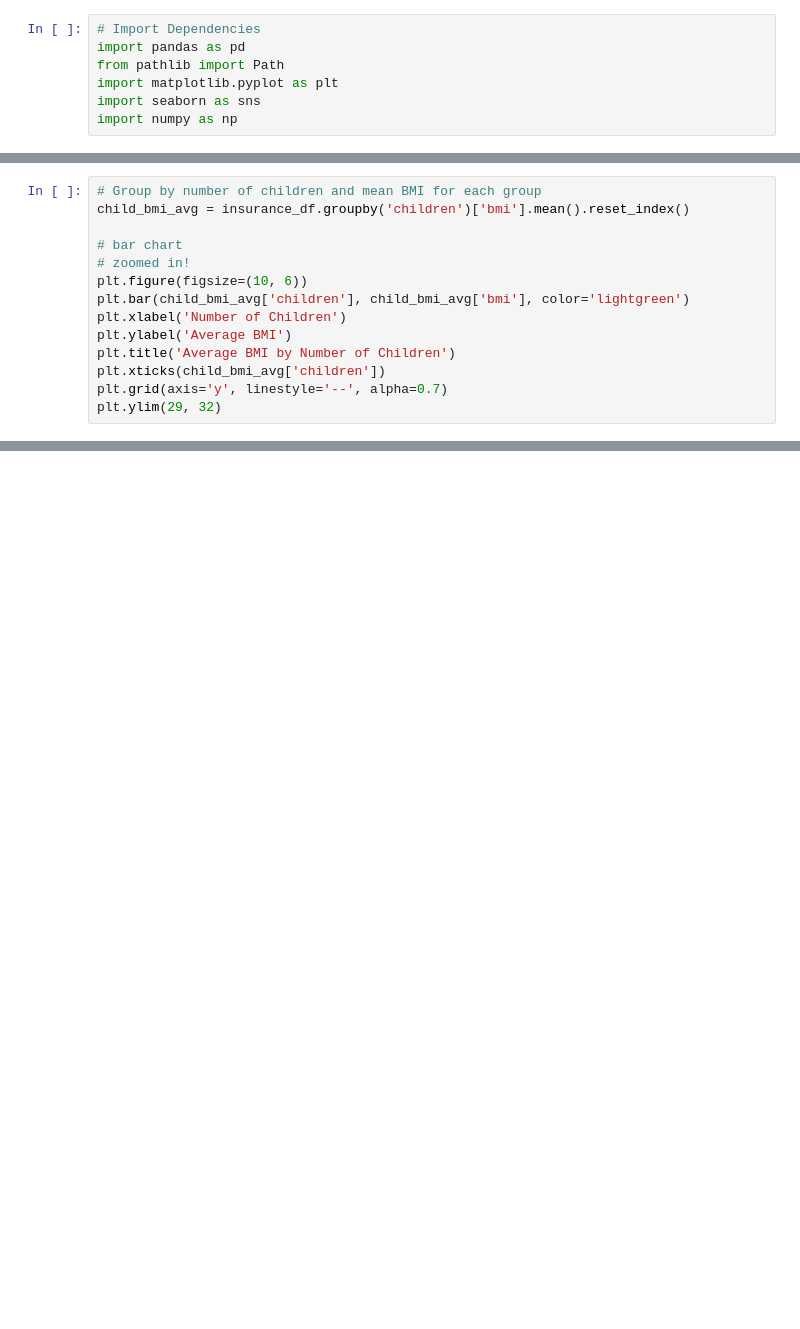
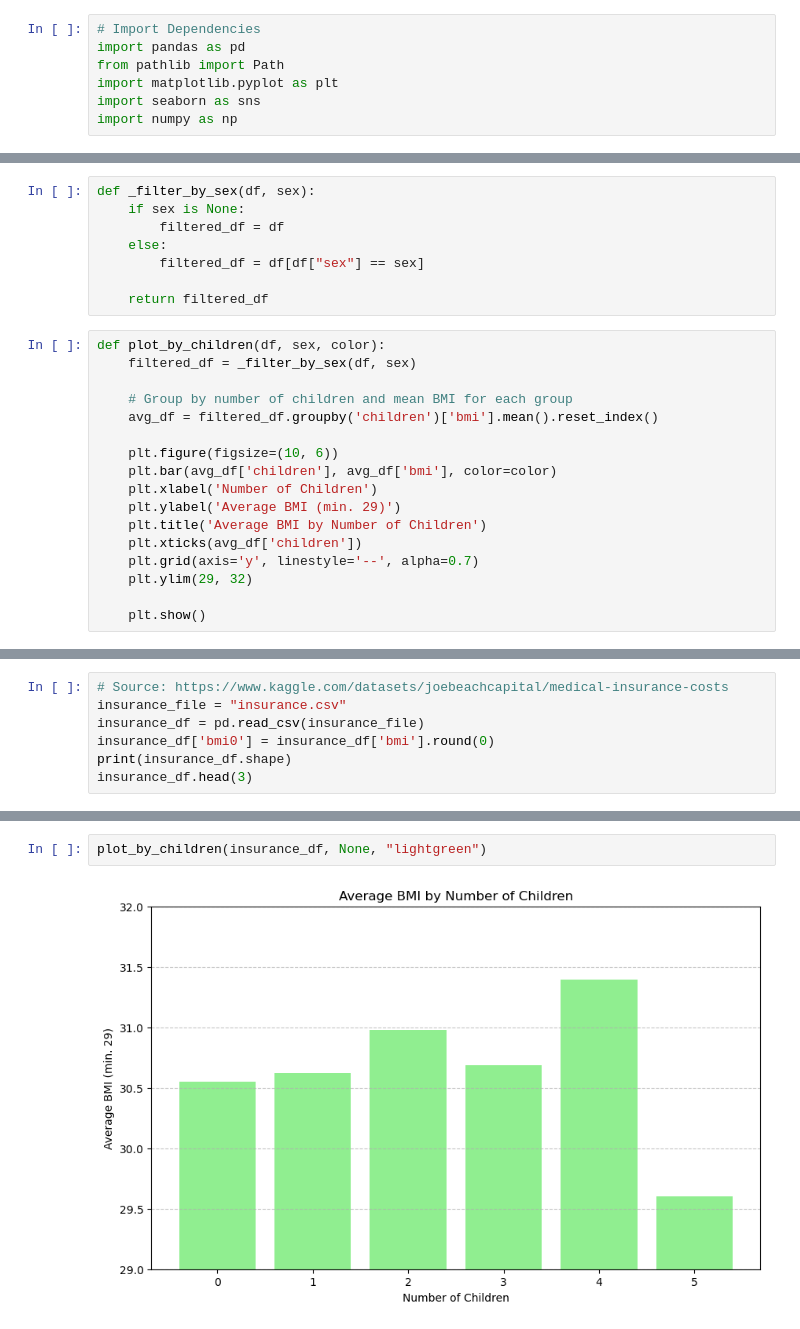
Before and after one commit to JohanaMarie/project_1, a Jupyter notebook: Insurance.ipynb, the cells around one changed output, grey strips where cells are left out. Drawn from its saved outputs; the diff is of its cells as text; blank space fills up the shorter version.

```diff
--- a/Insurance.ipynb
+++ b/Insurance.ipynb
@@ -11,14 +10,25 @@ insurance_df = pd.read_csv(insurance_file)
+# %%
+def _filter_by_sex(df, sex):
+    if sex is None:
+        filtered_df = df
+    else:
+        filtered_df = df[df["sex"] == sex]
+
+    return filtered_df
 # %%
-# Group by number of children and mean BMI for each group
-child_bmi_avg = insurance_df.groupby('children')['bmi'].mean().reset_index()
+def plot_by_children(df, sex, color):
+    filtered_df = _filter_by_sex(df, sex)
 
-# bar chart
-# zoomed in!
-plt.figure(figsize=(10, 6))
-plt.bar(child_bmi_avg['children'], child_bmi_avg['bmi'], color='lightgreen')
-plt.xlabel('Number of Children')
-plt.ylabel('Average BMI')
-plt.title('Average BMI by Number of Children')
-plt.xticks(child_bmi_avg['children'])
-plt.grid(axis='y', linestyle='--', alpha=0.7)
-plt.ylim(29, 32)
+    # Group by number of children and mean BMI for each group
+    avg_df = filtered_df.groupby('children')['bmi'].mean().reset_index()
+
+    plt.figure(figsize=(10, 6))
+    plt.bar(avg_df['children'], avg_df['bmi'], color=color)
+    plt.xlabel('Number of Children')
+    plt.ylabel('Average BMI (min. 29)')
+    plt.title('Average BMI by Number of Children')
+    plt.xticks(avg_df['children'])
+    plt.grid(axis='y', linestyle='--', alpha=0.7)
+    plt.ylim(29, 32)
+
+    plt.show()
@@ -67,0 +54,7 @@ plt.ylim(29, 32)
+# %%
+# Source: https://www.kaggle.com/datasets/joebeachcapital/medical-insurance-costs
+insurance_file = "insurance.csv"
+insurance_df = pd.read_csv(insurance_file)
+insurance_df['bmi0'] = insurance_df['bmi'].round(0)
+print(insurance_df.shape)
+insurance_df.head(3)
@@ -67,0 +67,4 @@ plt.ylim(29, 32)
+# %%
+plot_by_children(insurance_df, None, "lightgreen")
+# %% [output]
+[figure, added]
```
Also changed, not shown: parts of 12 cells of this notebook, 1 other file.
